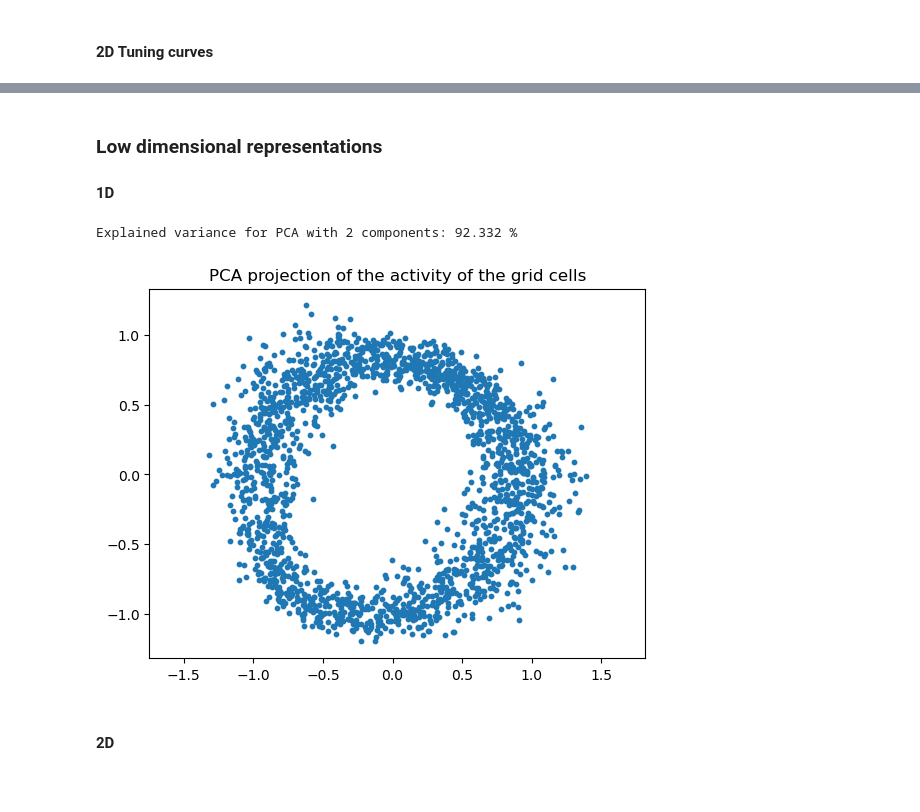
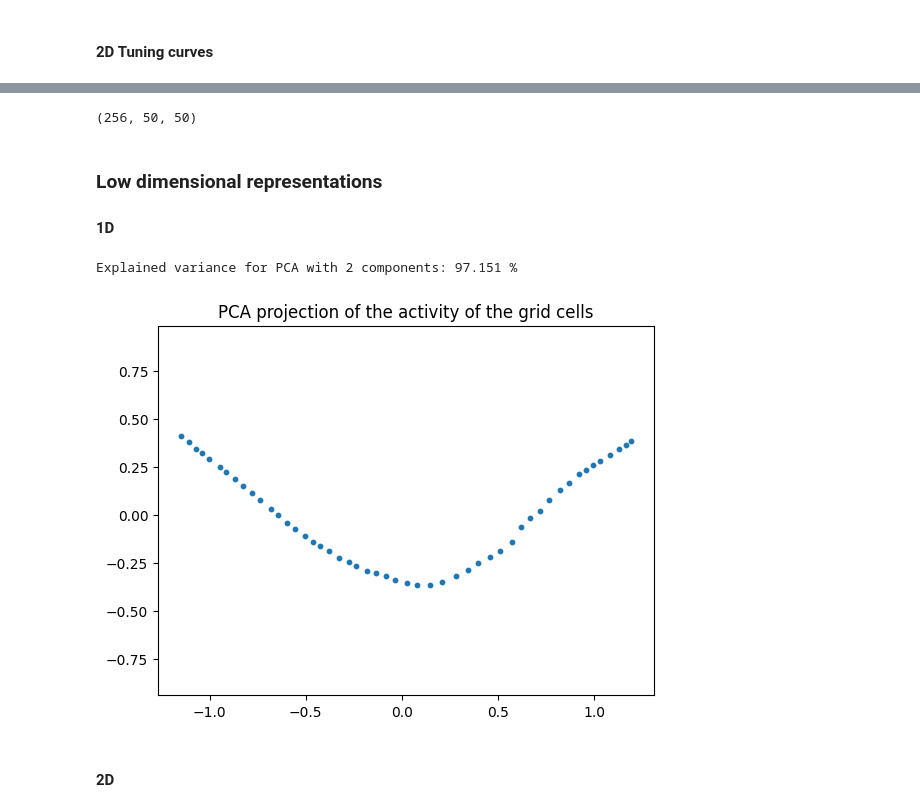
Before and after one commit to bioAI-Oslo/RNN-Adding-Problem-Representations, a Jupyter notebook: notebooks/summer.ipynb, the cells around one changed output, grey strips where cells are left out. Saved outputs shown, nothing was run; the diff lists cells and outputs as text; code cells hidden in the pictures; blank space fills up the shorter version.

Commit message:
Good progress on 2D model

```diff
--- a/notebooks/summer.ipynb
+++ b/notebooks/summer.ipynb
@@ -109,10 +97,10 @@ input_size = 1
 # nav_size = 1
 
 # model1 = RNN_circular_LowEtAl_bridged(input_size,hidden_size,lr=0.0001,irnn=True,outputnn=False,Wx_normalize=False,activation=True,bias=False,nav_space=1,batch_size=64).to(device)
-model1 = RNN_circular_2D_xy_Low(input_size,hidden_size).to(device)
+model1 = RNN_circular_2D_xy_Low(input_size,hidden_size,lr=0.0005,act_decay=0.0).to(device)
 # model1 = torch.compile(model1)
 
-train = True
+train = False
 
 if train:
     # _ = model1.train_gradual(epochs=1500)
@@ -123,6 +111,6 @@ if train:
 else:
     # model1.load_state_dict(torch.load("../trained models/LowEtAl_bridged_10000gradual+2000base.pt"))
     # model1.load_state_dict(torch.load("../trained models/LowEtAl_bridged_10000gradual.pt",map_location=torch.device('cpu')))
-    model1.load_state_dict(torch.load("../trained models/Low_insp_2D_2000gradual_Sophia.pt"))
+    model1.load_state_dict(torch.load("../trained models/Low_insp_2D_2500gradual_Sophia_100tsteps.pt"))
 
 # torch.save(model1.state_dict(), "../trained models/LowEtAl_bridged_reduced_Gradual_lossiequaloroverj_maskonangle_lossscale_4000gradual.pt")
@@ -182,12 +156,16 @@ plot_2D_tuning_curve_2(activity,bin_edges_x, bin_edges_y,k_test=3,plot_head_frac
+# %%
+activity.shape
+# %% [output]
+(256, 50, 50)
 # %% [markdown]
 ### Low dimensional representations
 
 #### 1D
 # %%
-embedding, reducer = lowD_reduce(activity,if_pca=True,n_components=2,plot=True)
+embedding, reducer = lowD_reduce(activity[:,26,:],if_pca=True,n_components=2,plot=True)
 # %% [output]
-Explained variance for PCA with 2 components: 92.332 %
+Explained variance for PCA with 2 components: 97.151 %
-[figure, old version]
+[figure, new version]
 # %% [markdown]
 #### 2D
 # %%
```
Also changed, not shown: parts of 15 cells of this notebook, 3 other files.
